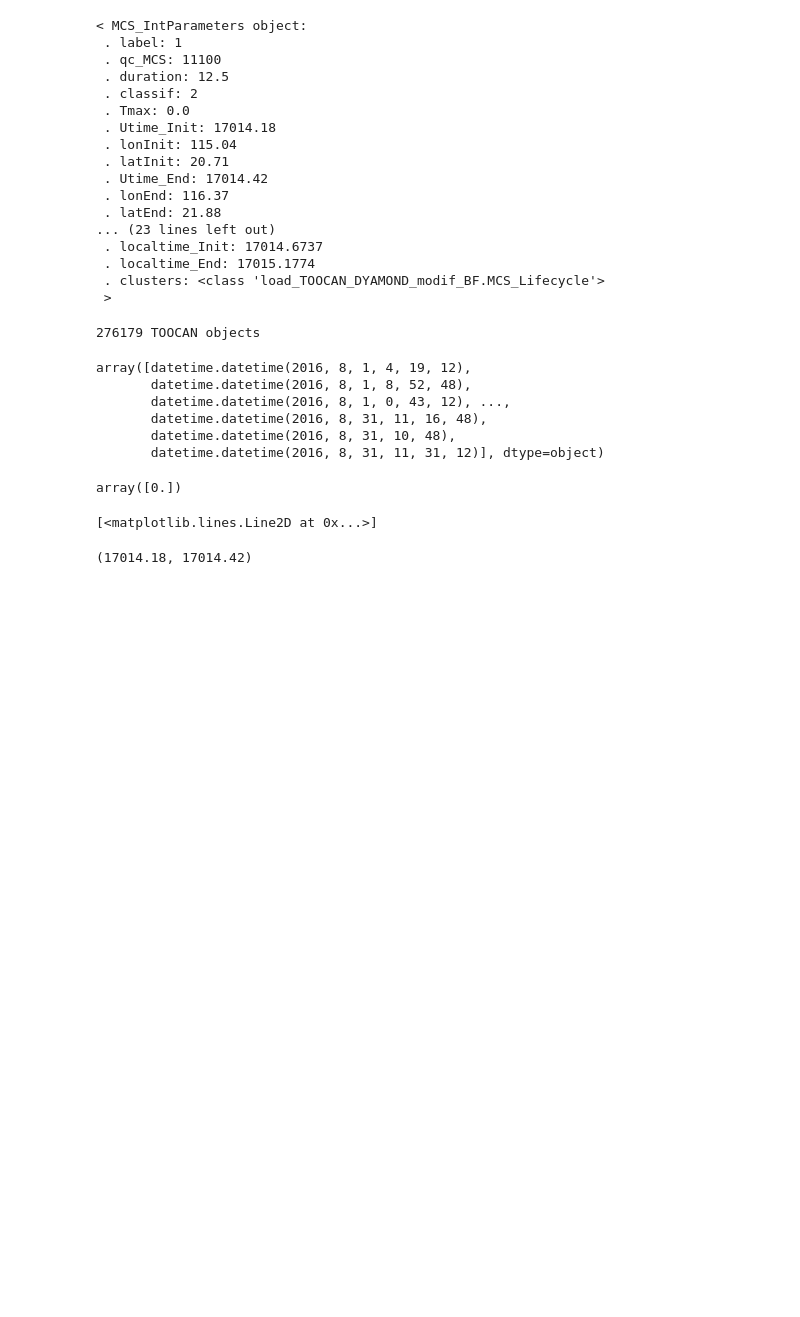
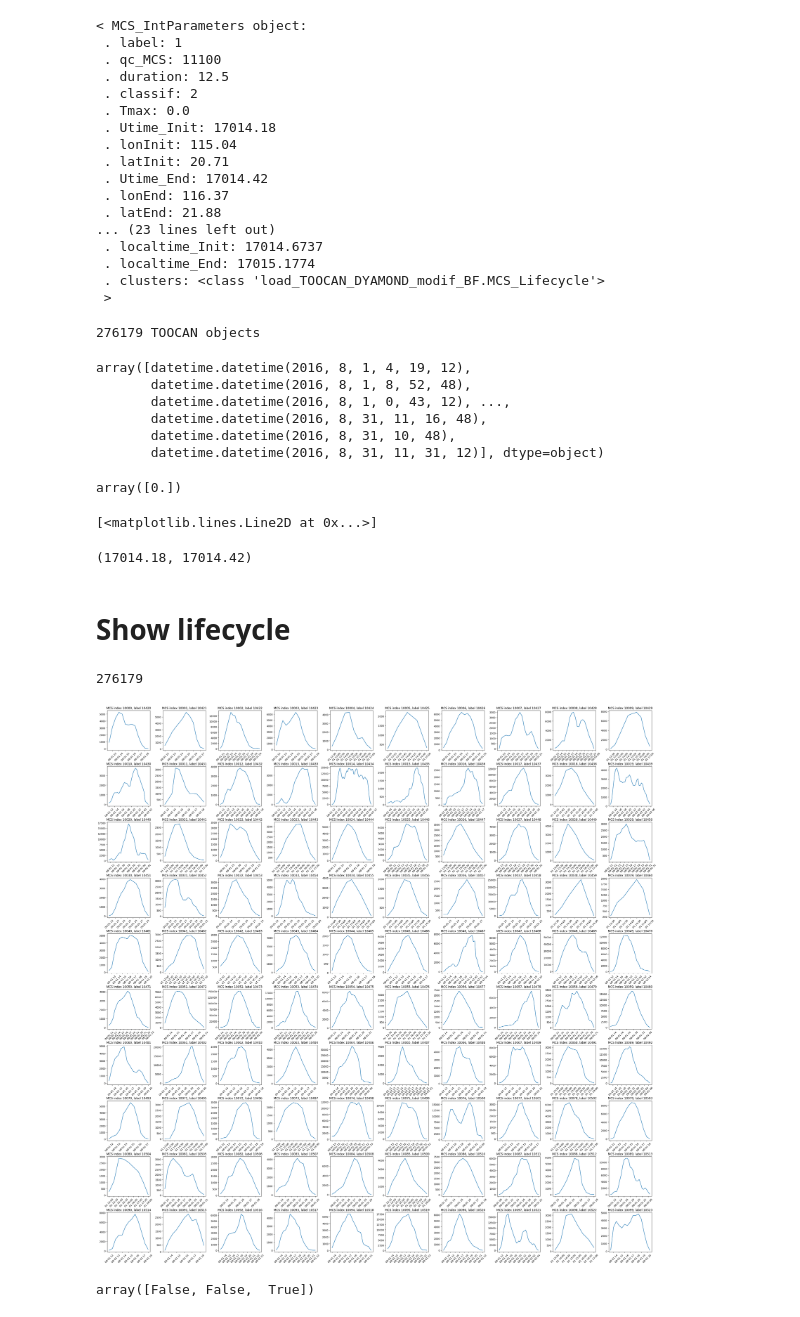
Before and after one commit to bfildier/explore-multiscale-extremes, a Jupyter notebook: scripts/explore_TOOCAN_objects.ipynb, the cells around one changed output. Cells and saved outputs as stored; diff of their text form; code cells hidden in the pictures; blank space fills up the shorter version.

Commit message:
first results from lifecycle mapping

```diff
--- a/scripts/explore_TOOCAN_objects.ipynb
+++ b/scripts/explore_TOOCAN_objects.ipynb
@@ -111,3 +111,5 @@ plt.plot(toocan[0].clusters.Utime,toocan[0].clusters.surfkm2_132Wm2)
 toocan[0].clusters.Utime[0], toocan[0].clusters.Utime[-1]
 # %% [output]
 (17014.18, 17014.42)
+# %% [markdown]
+# Show lifecycle
@@ -113,0 +161,43 @@ toocan[0].clusters.Utime[0], toocan[0].clusters.Utime[-1]
+# %%
+len(toocan)
+# %% [output]
+276179
+# %%
+Ni = 10
+Nj = 10
+Ntot = Ni*Nj
+i_MCS_0 = 10000
+
+fig,axs = plt.subplots(nrows=Ni,ncols=Nj,figsize=(40,40))
+
+for i in range(Ni):
+    for j in range(Nj):
+
+        ax = axs[i,j]
+
+        i_MCS = i*Nj + j + i_MCS_0
+        # print('MCS index %s'%i_MCS)
+        label = toocan[i_MCS].label
+
+        # show lifecycle
+        showLifeCycle(ax,i_MCS)
+        # MCS number as title
+        ax.set_title('MCS index %d, label %d'%(i_MCS,label))
+
+        # Rotate the x-axis tick labels by 45 degrees
+        ax.tick_params(axis='x', rotation=45)
+
+# Adjust the vertical spacing between subplots
+plt.subplots_adjust(hspace=0.4)
+# Adjust the horizontal spacing between subplots
+plt.subplots_adjust(wspace=0.3)
+
+# save
+plt.savefig(os.path.join(DIR_FIG,'lifecycle','area_of_MCS_%d_to_%d.pdf'%(i_MCS_0,i_MCS_0+Ntot-1)),bbox_inches='tight')
+plt.show()
+# %% [output]
+[figure, added]
+# %%
+np.greater(np.array([1,np.nan,3]),2)
+# %% [output]
+array([False, False,  True])
```
Also changed, not shown: parts of 3 cells of this notebook, 28 other files.
